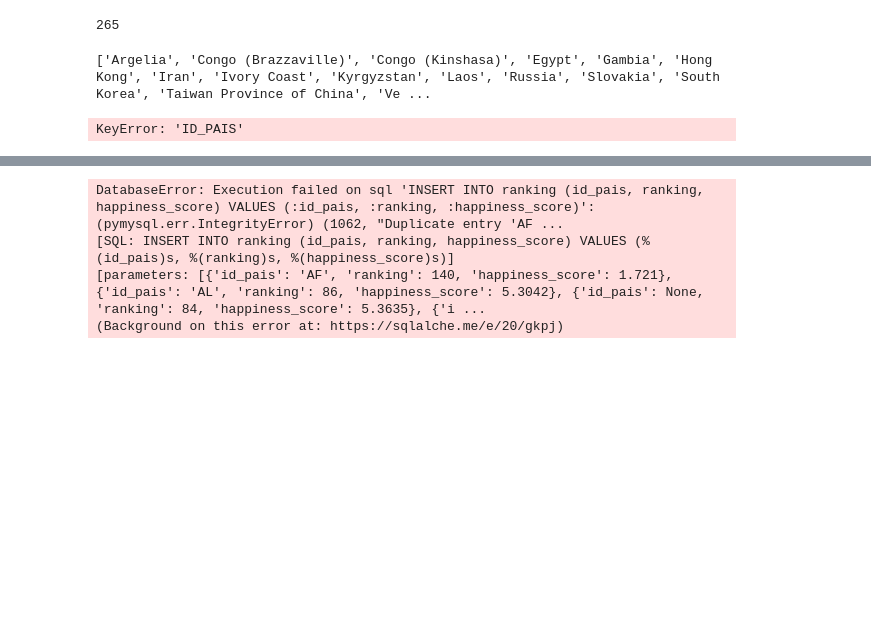
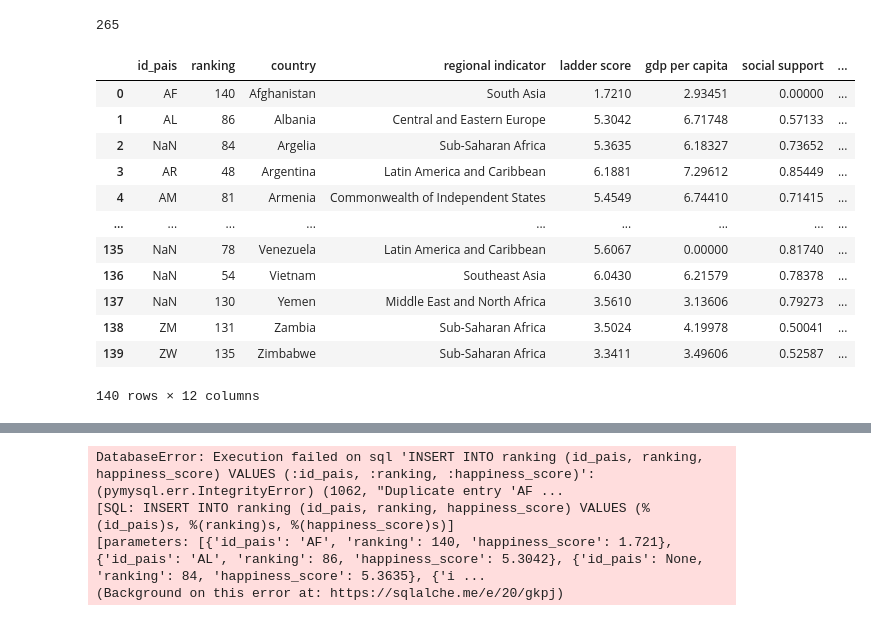
Before and after one commit to Juancarlosdelmarlostanau/proyect-sql, a Jupyter notebook: proyectofinal.ipynb, the cells around one changed output, grey strips where cells are left out. Cells and saved outputs as stored; diff of their text form; code cells hidden in the pictures; blank space fills up the shorter version.

```diff
--- a/proyectofinal.ipynb
+++ b/proyectofinal.ipynb
@@ -47,8 +47,3 @@ len(df_inf_agua2024)
 265
 # %%
 df = df.merge(df_gdp[["id_pais", "pais"]], left_on="country", right_on="pais", how="left")
-
-# Países de felicidad que no encontraron pareja
-print(df[df["id_pais"].isna()]["country"].tolist())
-# %% [output]
-['Argelia', 'Congo (Brazzaville)', 'Congo (Kinshasa)', 'Egypt', 'Gambia', 'Hong Kong', 'Iran', 'Ivory Coast', 'Kyrgyzstan', 'Laos', 'Russia', 'Slovakia', 'South Korea', 'Taiwan Province of China', 'Ve ...
@@ -55,6 +52,21 @@ print(df[df["id_pais"].isna()]["country"].tolist())
+# %%
+df.insert(0, "id_pais", df.pop("id_pais"))
+df.to_csv("world_happiness_2024_con_id.csv", index=False, sep=";", decimal=",", encoding="utf-8-sig")
+df
+# %% [output]
+|  | id_pais | ranking | country | regional indicator | ladder score | gdp per capita | social support | ... |
+| 0 | AF | 140 | Afghanistan | South Asia | 1.7210 | 2.93451 | 0.00000 | ... |
+| 1 | AL | 86 | Albania | Central and Eastern Europe | 5.3042 | 6.71748 | 0.57133 | ... |
+| 2 | NaN | 84 | Argelia | Sub-Saharan Africa | 5.3635 | 6.18327 | 0.73652 | ... |
+| 3 | AR | 48 | Argentina | Latin America and Caribbean | 6.1881 | 7.29612 | 0.85449 | ... |
+| 4 | AM | 81 | Armenia | Commonwealth of Independent States | 5.4549 | 6.74410 | 0.71415 | ... |
+| ... | ... | ... | ... | ... | ... | ... | ... | ... |
+| 135 | NaN | 78 | Venezuela | Latin America and Caribbean | 5.6067 | 0.00000 | 0.81740 | ... |
+| 136 | NaN | 54 | Vietnam | Southeast Asia | 6.0430 | 6.21579 | 0.78378 | ... |
+| 137 | NaN | 130 | Yemen | Middle East and North Africa | 3.5610 | 3.13606 | 0.79273 | ... |
+| 138 | ZM | 131 | Zambia | Sub-Saharan Africa | 3.5024 | 4.19978 | 0.50041 | ... |
+| 139 | ZW | 135 | Zimbabwe | Sub-Saharan Africa | 3.3411 | 3.49606 | 0.52587 | ... |
+140 rows × 12 columns
 # %%
-df.insert(0, "ID_PAIS", df.pop("ID_PAIS"))
-df.to_csv("world_happiness_2015_con_id.csv", index=False, sep=";", decimal=",", encoding="utf-8-sig")
-df
+df.insert(0, "id_pais", df.pop("id_pais"))
+df.to_csv("world_happiness_2015_con_id.csv", index=False, sep=";", decimal=",")
-# %% [output]
-KeyError: 'ID_PAIS'
```
Also changed, not shown: parts of 3 cells of this notebook, 2 other files.
